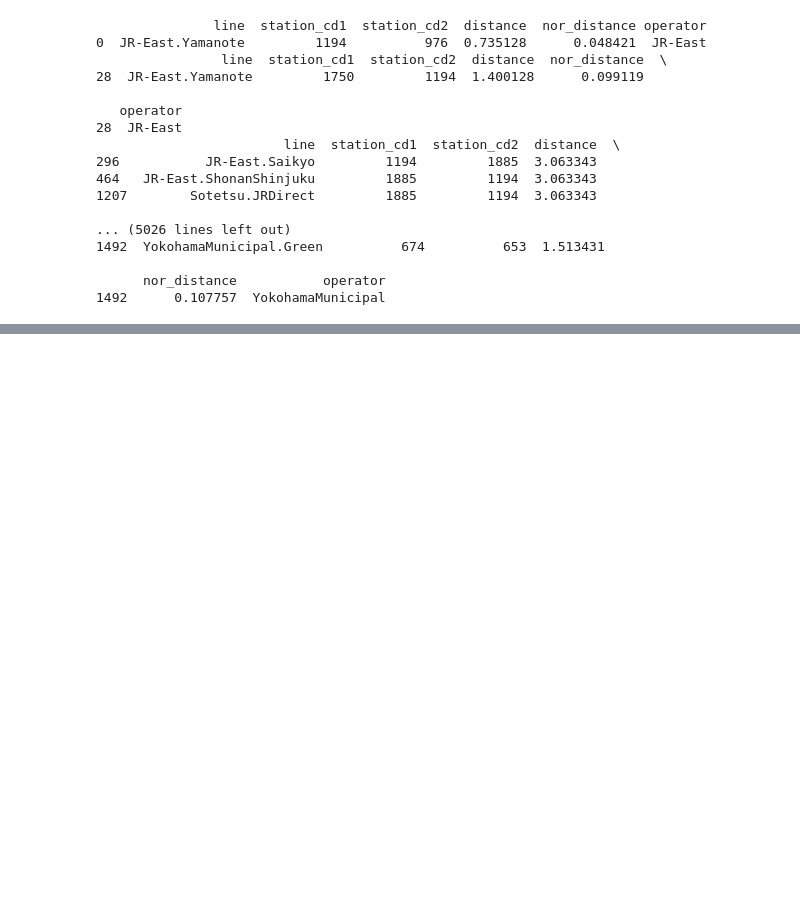
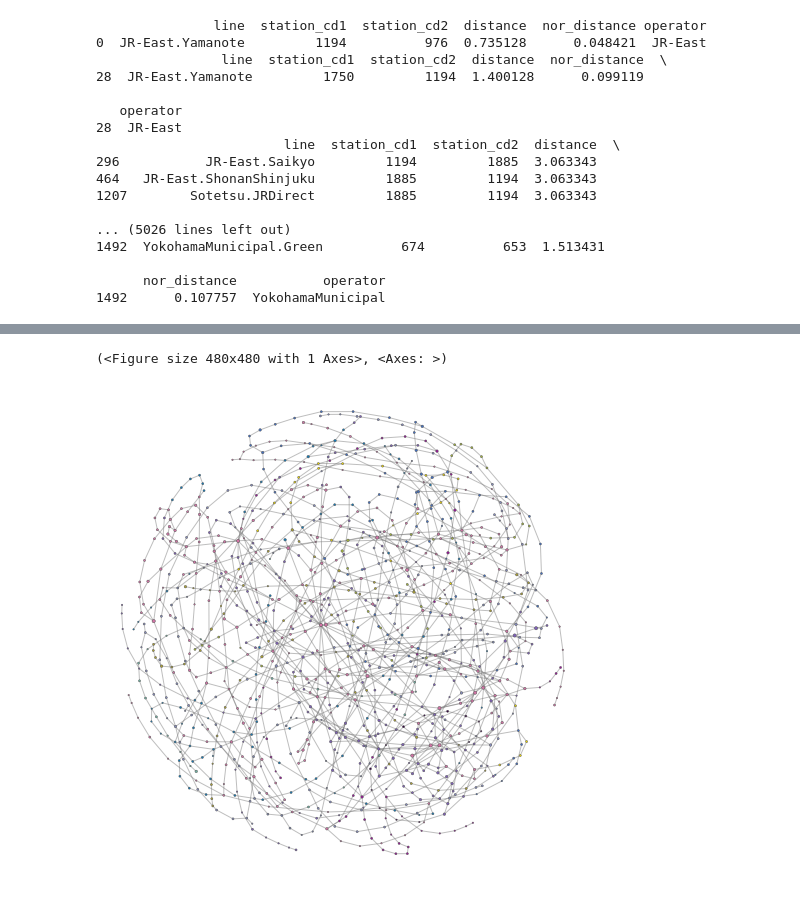
Before and after one commit to alessioborgi/PolySheafNeuralNetworks-RailwayPassengers, a Jupyter notebook: datasets/tokyo_railway/graph_plot_jp.ipynb, the cells around one changed output, grey strips where cells are left out. Drawn from its saved outputs; the diff is of its cells as text; code cells hidden in the pictures; blank space fills up the shorter version.

```diff
--- a/datasets/tokyo_railway/graph_plot_jp.ipynb
+++ b/datasets/tokyo_railway/graph_plot_jp.ipynb
@@ -273,0 +282,6 @@ for node in stylized_network['nodes']:
+# %%
+print("number of edges:", len(stylized_network['links']))
+print("number of nodes:", len(stylized_network['nodes']))
+print("passenger count means for stations with more than 500k passengers in 2019:")
+for sta in passenger_survey_pd[passenger_survey_pd['2019'] > 2000000].groupby(by='station_id'):
+    print(str(sta[0]) + ': {}'.format(sta[1]['2019'].mean()))
@@ -273,0 +296,46 @@ for node in stylized_network['nodes']:
+# %%
+# now let's create a test graph:
+
+test_G = nx.Graph()
+test_G = nx.from_pandas_edgelist(station_node_pd, 'station_cd1', 'station_cd2', edge_attr=True)
+
+for k, v in test_G.nodes(data=True):
+    v['group'] = line_color[station_node_pd[(station_node_pd['station_cd1'] == k) | (station_node_pd['station_cd2'] == k)].iloc[0, 5]]
+
+for n, data in test_G.nodes(data=True):
+    sta = passenger_survey_pd[passenger_survey_pd['station_id'] == n]
+    if len(sta) > 0:
+        sta_mean = sta[['2013', '2014', '2015', '2016', '2017', '2018', '2019']].values.mean()
+        if sta_mean < 10000:
+            data['size'] = 1
+        elif sta_mean < 100000:
+            data['size'] = 2
+        elif sta_mean < 500000:
+            data['size'] = 3
+        else:
+            data['size'] = 5
+    # elif not station_node_pd[station_node_pd['station_cd2'] == n].empty:
+    #     sta = passenger_survey_pd[passenger_survey_pd['station_cd2'] == n]
+    #     if len(sta) > 0:
+    #         sta_mean = sta[['2013', '2014', '2015', '2016', '2017', '2018', '2019']].values.mean()
+    #         if sta_mean < 10000:
+    #             data['size'] = 1
+    #         elif sta_mean < 100000:
+    #             data['size'] = 2
+    #         elif sta_mean < 500000:
+    #             data['size'] = 3
+    #         else:
+    #             data['size'] = 5
+    else:
+        data['size'] = 1
+    if n == '725': #Shibuya id is 725
+        data['size'] = 40
+        print(n, data)
+test_return, test_config = nw.visualize(test_G, plot_in_cell_below=True)
+nw.draw_netwulf(test_return, test_config)
+
+
+# print(test_G.edges(data=True))
+# %% [output]
+(<Figure size 480x480 with 1 Axes>, <Axes: >)
+[figure, added]
```
Also changed, not shown: parts of 3 cells of this notebook.
